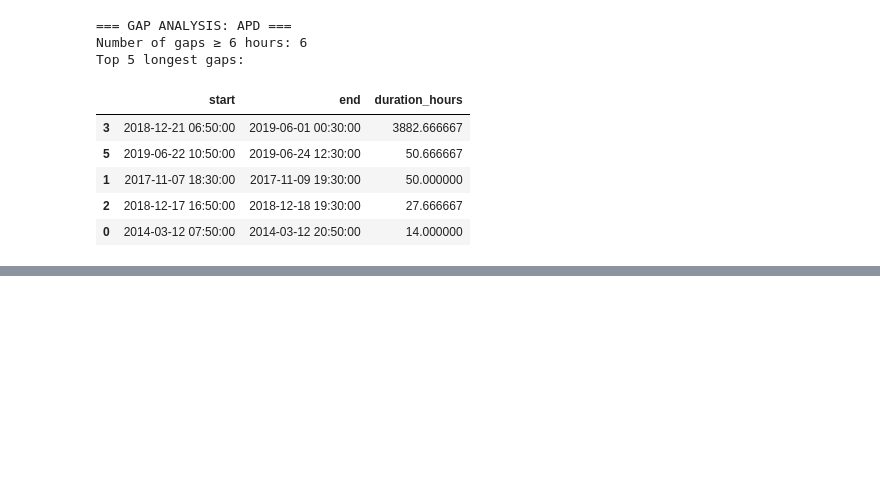
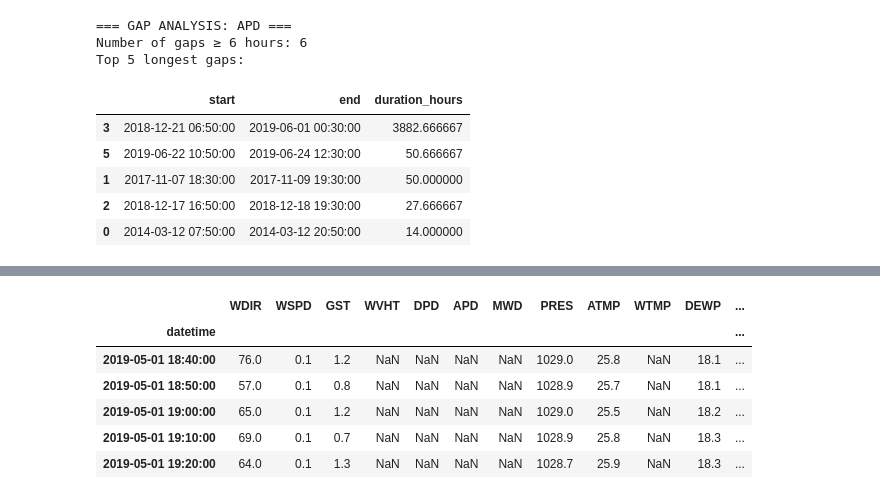
Before and after one commit to RichelCode/Wave-Energy-Forecasting-Methodological-Enhancement-and-Advanced-Modeling, a Jupyter notebook: Conference Presentation.ipynb, the cells around one changed output, grey strips where cells are left out. Cells and saved outputs as stored; diff of their text form; code cells hidden in the pictures; blank space fills up the shorter version.

```diff
--- a/Conference Presentation.ipynb
+++ b/Conference Presentation.ipynb
@@ -561,0 +703,10 @@ Top 5 longest gaps:
+# %%
+df_41001.head()
+# %% [output]
+|  | WDIR | WSPD | GST | WVHT | DPD | APD | MWD | PRES | ATMP | WTMP | DEWP | ... |
+| datetime |  |  |  |  |  |  |  |  |  |  |  | ... |
+| 2019-05-01 18:40:00 | 76.0 | 0.1 | 1.2 | NaN | NaN | NaN | NaN | 1029.0 | 25.8 | NaN | 18.1 | ... |
+| 2019-05-01 18:50:00 | 57.0 | 0.1 | 0.8 | NaN | NaN | NaN | NaN | 1028.9 | 25.7 | NaN | 18.1 | ... |
+| 2019-05-01 19:00:00 | 65.0 | 0.1 | 1.2 | NaN | NaN | NaN | NaN | 1029.0 | 25.5 | NaN | 18.2 | ... |
+| 2019-05-01 19:10:00 | 69.0 | 0.1 | 0.7 | NaN | NaN | NaN | NaN | 1028.9 | 25.8 | NaN | 18.3 | ... |
+| 2019-05-01 19:20:00 | 64.0 | 0.1 | 1.3 | NaN | NaN | NaN | NaN | 1028.7 | 25.9 | NaN | 18.3 | ... |
```
Also changed, not shown: parts of 14 cells of this notebook.
